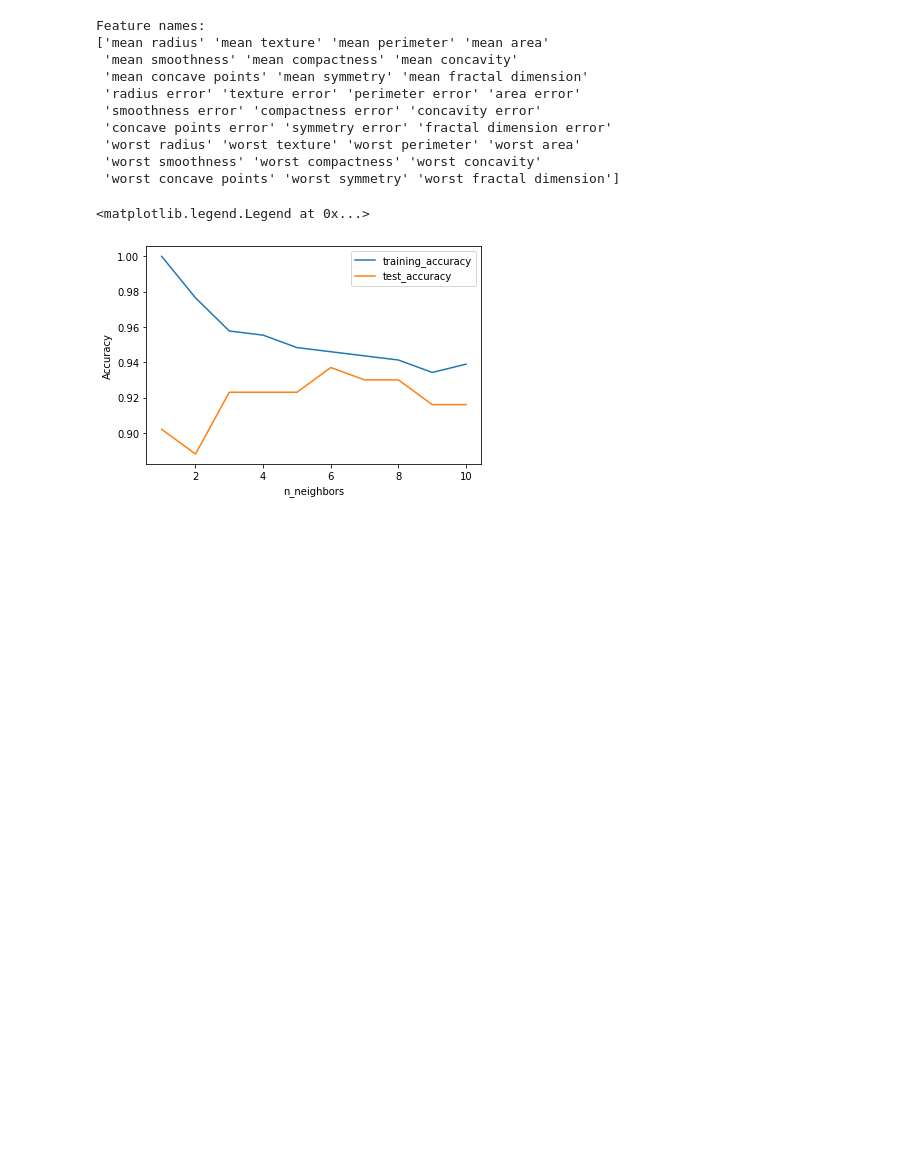
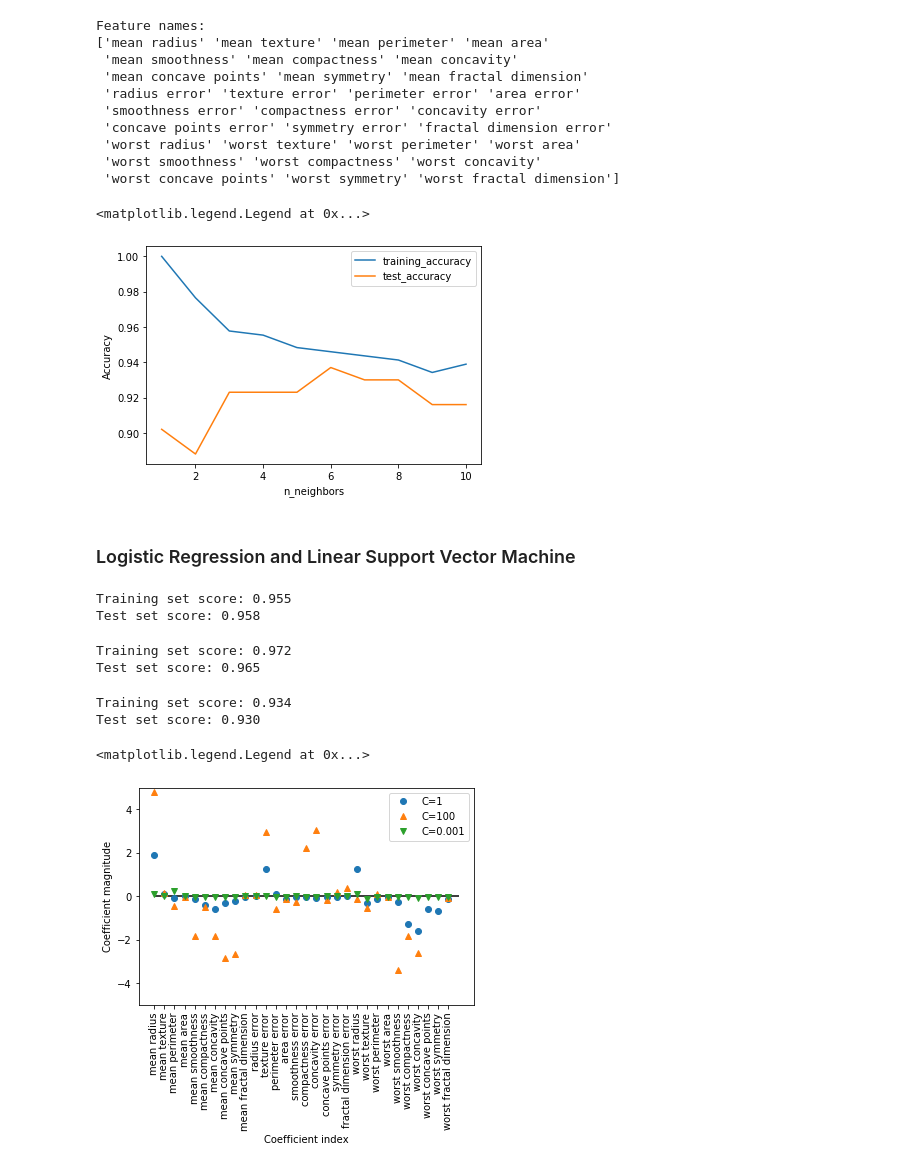
Before and after one commit to arorapankaj/PythonPractise, a Jupyter notebook: WisconsinBreastCancer.ipynb, the cells around one changed output. Cells and saved outputs as stored; diff of their text form; code cells hidden in the pictures; blank space fills up the shorter version.

```diff
--- a/WisconsinBreastCancer.ipynb
+++ b/WisconsinBreastCancer.ipynb
@@ -80,3 +80,44 @@ plt.legend()
 # %% [output]
 <matplotlib.legend.Legend at 0x...>
 [figure]
+# %% [markdown]
+### Logistic Regression and Linear Support Vector Machine
+# %%
+from sklearn.linear_model import LogisticRegression
+from sklearn.datasets import load_breast_cancer
+cancer = load_breast_cancer()
+X_train, X_test, y_train, y_test = train_test_split(
+    cancer.data, cancer.target, stratify=cancer.target, random_state=42)
+logreg = LogisticRegression().fit(X_train, y_train)
+print("Training set score: {:.3f}".format(logreg.score(X_train, y_train)))
+print("Test set score: {:.3f}".format(logreg.score(X_test, y_test)))
+# %% [output]
+Training set score: 0.955
+Test set score: 0.958
+# %%
+logreg100 = LogisticRegression(C=100).fit(X_train, y_train)
+print("Training set score: {:.3f}".format(logreg100.score(X_train, y_train)))
+print("Test set score: {:.3f}".format(logreg100.score(X_test, y_test)))
+# %% [output]
+Training set score: 0.972
+Test set score: 0.965
+# %%
+logreg001 = LogisticRegression(C=0.01).fit(X_train, y_train)
+print("Training set score: {:.3f}".format(logreg001.score(X_train, y_train)))
+print("Test set score: {:.3f}".format(logreg001.score(X_test, y_test)))
+# %% [output]
+Training set score: 0.934
+Test set score: 0.930
+# %%
+plt.plot(logreg.coef_.T, 'o', label="C=1")
+plt.plot(logreg100.coef_.T, '^', label="C=100")
+plt.plot(logreg001.coef_.T, 'v', label="C=0.001")
+plt.xticks(range(cancer.data.shape[1]), cancer.feature_names, rotation=90)
+plt.hlines(0, 0, cancer.data.shape[1])
+plt.ylim(-5, 5)
+plt.xlabel("Coefficient index")
+plt.ylabel("Coefficient magnitude")
+plt.legend()
+# %% [output]
+<matplotlib.legend.Legend at 0x...>
+[figure, added]
```
Also changed, not shown: parts of 1 cell of this notebook, 1 other file.
